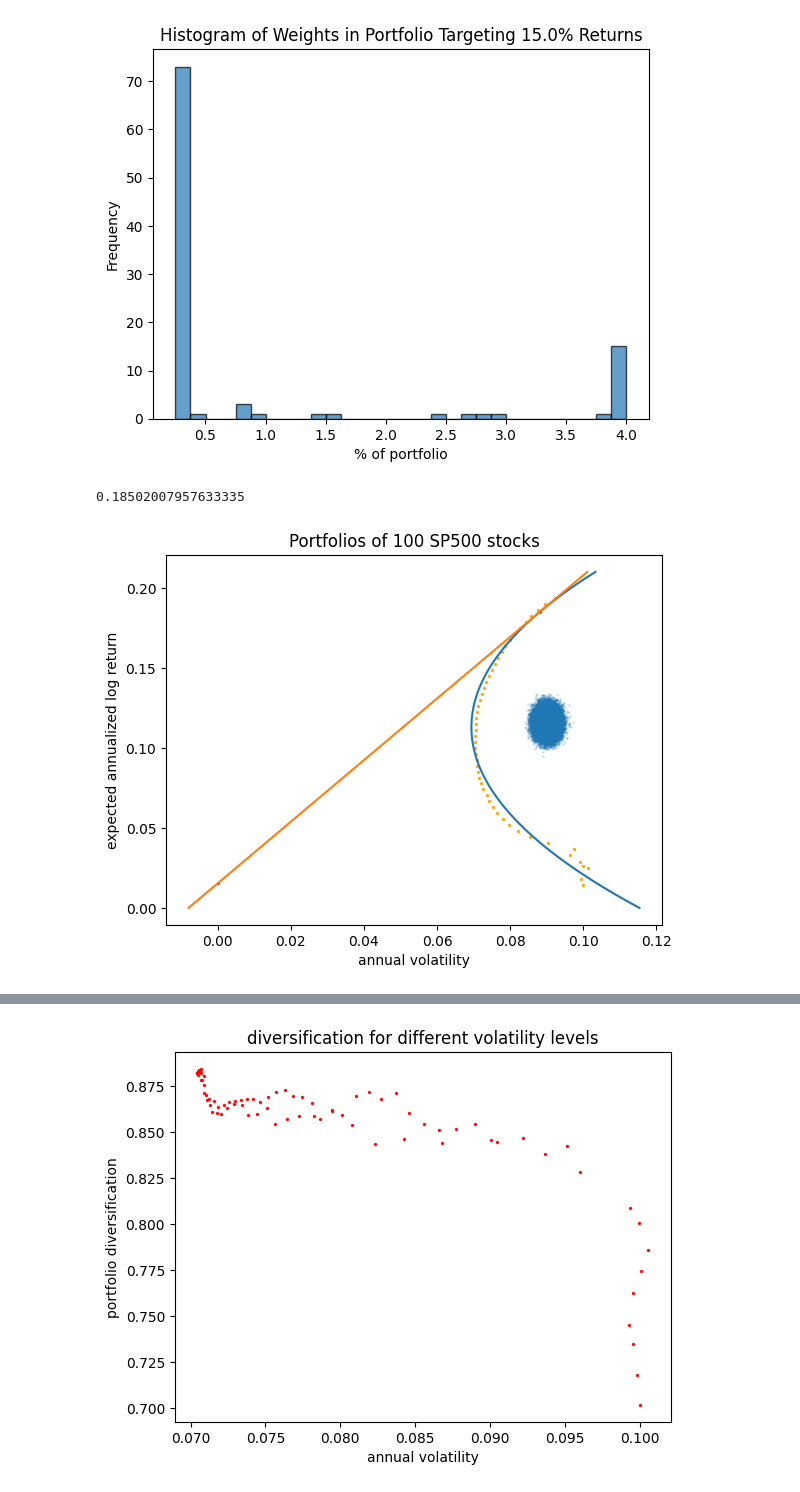
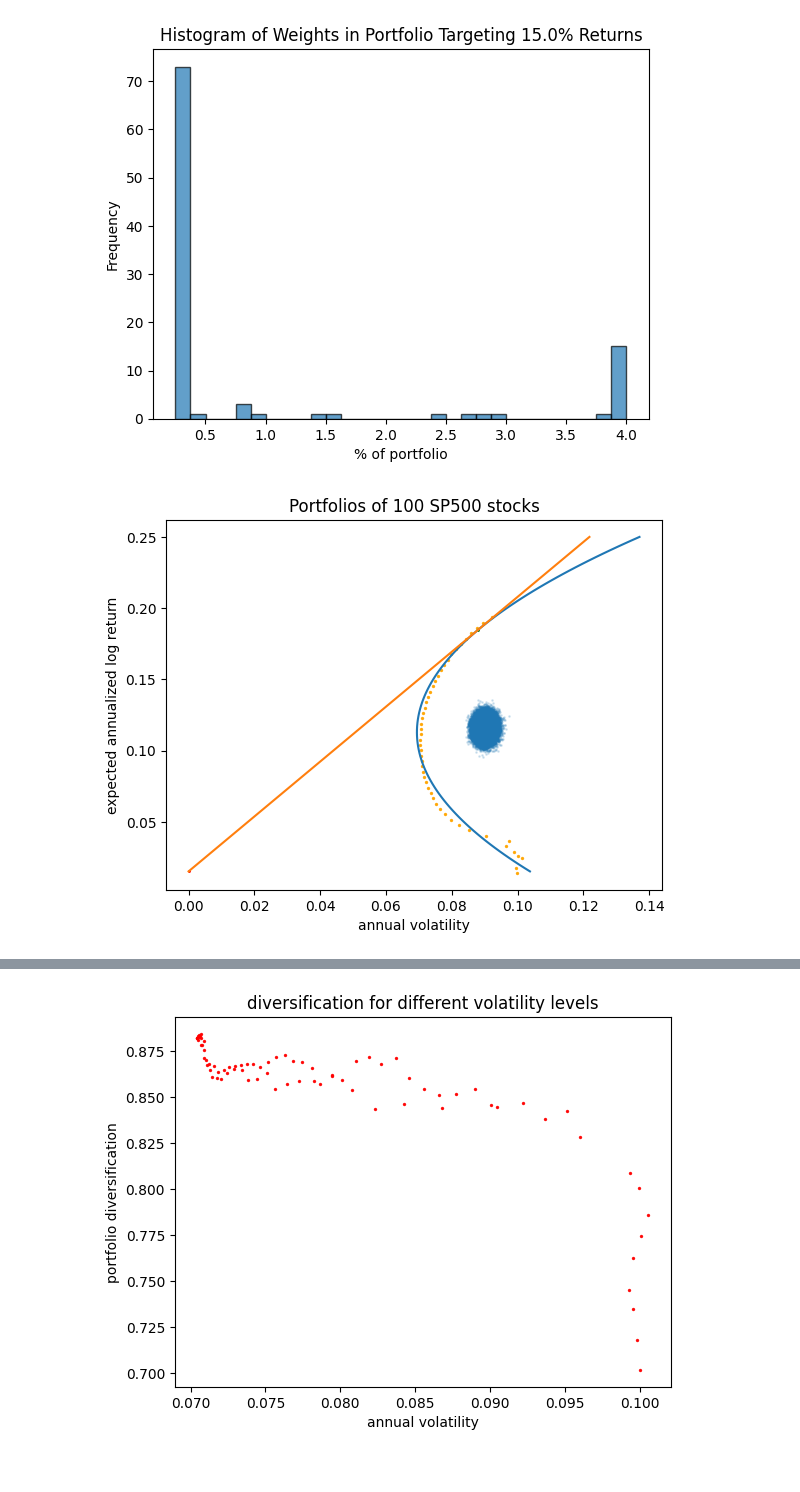
Before and after one commit to Green-Future-Wealth-Management-MQP-2024/GFWM, a Jupyter notebook: gfwm-app/data_science/quant/markowitz_plots.ipynb, the cells around one changed output, grey strips where cells are left out. Saved outputs shown, nothing was run; the diff lists cells and outputs as text; code cells hidden in the pictures.

```diff
--- a/gfwm-app/data_science/quant/markowitz_plots.ipynb
+++ b/gfwm-app/data_science/quant/markowitz_plots.ipynb
@@ -65,7 +80,7 @@ montecarlo_portfolios = markowitz_optimization.montecarlo_random_portfolios(mean
                                                                             [0.0, 5.0/n],
                                                                             iterations=1e5)
 
-sp_optimal_portfolios, best_fit = markowitz_optimization.calculate_optimal_portfolios(mean_returns,
+sp_optimal_portfolios, sp_best_fit = markowitz_optimization.calculate_optimal_portfolios(mean_returns,
                                                                                    cov,
                                                                                    target_returns,
                                                                                    annual_risk_free_rate,
@@ -98,62 +113,72 @@ Name: 36, dtype: object
 99.89999999999999
 [figure]
 # %%
-#calculate tangent line to best fit curve, passing through (0, annual_rfr)
-# vol = ar^2 + br + c
-# derivative: 2ar + b
+def tangent_portfolio(returns, volatilities):
 
-# point slope form of line also passing through (vol_t, ret_t)
-# vol - vol_t = slope * (ret - ret_t)
+    # Calculate quadratic best fit
+    # annual_return as independent variable, annual_volatility as dependent variable
+    best_fit = np.polynomial.Polynomial.fit(returns,
+                                            volatilities,
+                                            2, domain=[0.0, 0.5])
 
-# at the tangency point (vol_t, ret_t), slopes are equal:
-# vol_t / (ret_t - rfr) = 2a * ret_t + b
-# solve for ret_t to find the tangency point (ret_t, vol_t)
 
-# best_fit(ret_t) / (ret_t - rfr) = 2a * ret_t + b
-# ar^2 + br + c = (r-rfr)(2ar+b)
-#               = 2a r^2 + (b-2arfr) * r - rfr*b
-# 0 = ar^2 - 2arfr * r - c - rfr*b
+    #calculate tangent line to best fit curve, passing through (0, annual_rfr)
+    # vol = ar^2 + br + c
+    # derivative: 2ar + b
 
-[c, b, a] = best_fit.convert().coef
-tangency_poly = np.polynomial.Polynomial([-c - b * annual_risk_free_rate,
-                                          -2*a* annual_risk_free_rate,
-                                          a])
-#find root in the acceptable range
-ret_t = [root for root in tangency_poly.roots() if 0 <= root <= 0.5][0]
-print(ret_t)
-vol_t = best_fit(ret_t)
+    # point slope form of line also passing through (vol_t, ret_t)
+    # vol - vol_t = slope * (ret - ret_t)
 
-slope = vol_t / (ret_t - annual_risk_free_rate)
+    # at the tangency point (vol_t, ret_t), slopes are equal:
+    # vol_t / (ret_t - rfr) = 2a * ret_t + b
+    # solve for ret_t to find the tangency point (ret_t, vol_t)
 
-def tangent_line(r):
+    # best_fit(ret_t) / (ret_t - rfr) = 2a * ret_t + b
+    # ar^2 + br + c = (r-rfr)(2ar+b)
+    #               = 2a r^2 + (b-2arfr) * r - rfr*b
+    # 0 = ar^2 - 2arfr * r - c - rfr*b
+
+    [c, b, a] = best_fit.convert().coef
+    tangency_poly = np.polynomial.Polynomial([-c - b * annual_risk_free_rate,
+                                            -2*a* annual_risk_free_rate,
+                                            a])
+    #find root in the acceptable range
+    ret_t = [root for root in tangency_poly.roots() if 0 <= root <= 0.5][0]
+    vol_t = best_fit(ret_t)
+
+    return (ret_t, vol_t)
+
+def tangent_line(r, ret_t, vol_t):
+    slope = vol_t / (ret_t - annual_risk_free_rate)
     return vol_t + (slope * (r-ret_t))
-# %% [output]
-0.18502007957633335
 # %%
 fig1 = plt.figure()
 
 plt.scatter(montecarlo_portfolios['annual_volatility'],
             montecarlo_portfolios['annual_return'], s=1, alpha=0.15)
 
 plt.scatter(sp_optimal_portfolios['annual_volatility'],
             sp_optimal_portfolios['annual_return'], s=2, c='orange', alpha=0.9)
 
 plt.scatter(0, annual_risk_free_rate, s= 1, color='red')
-plt.scatter(vol_t, ret_t, s= 1, color='green')
+
+x = np.linspace(start=annual_risk_free_rate, stop = 0.25, num = 100)
+
+plt.plot([sp_best_fit(xi) for xi in x], x)
+(sp_tangent_return, sp_tangent_volatility) = tangent_portfolio(sp_optimal_portfolios['annual_return'],
+                                                                  sp_optimal_portfolios['annual_volatility'])
+
+plt.scatter(sp_tangent_volatility, sp_tangent_return, s= 1, color='green')
 
 plt.ylabel('expected annualized log return')
 plt.xlabel('annual volatility')
 
-x = np.linspace(start=0.0, stop = 0.21, num = 100)
-
-plt.plot([best_fit(xi) for xi in x], x)
-
-plt.plot([tangent_line(xi) for xi in x], x)
+plt.plot([tangent_line(xi, sp_tangent_return, sp_tangent_volatility) for xi in x], x)
 
 plt.title(f"Portfolios of {n} SP500 stocks")
 plt.show()
 # %% [output]
-[figure, old version]
+[figure, new version]
 # %%
 factors = ['environment', 'human_rights','workforce','product_responsibility',
            'shareholders','community','governance']
```
Also changed, not shown: parts of 4 cells of this notebook, 2 other files.
